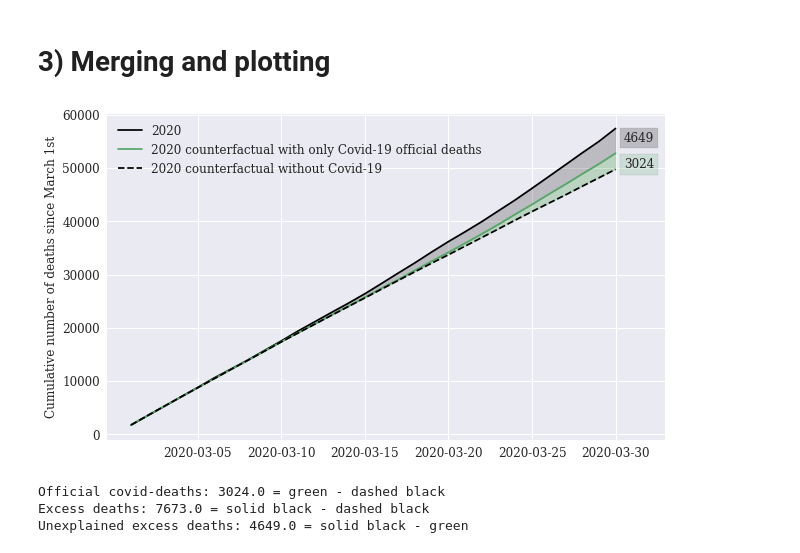
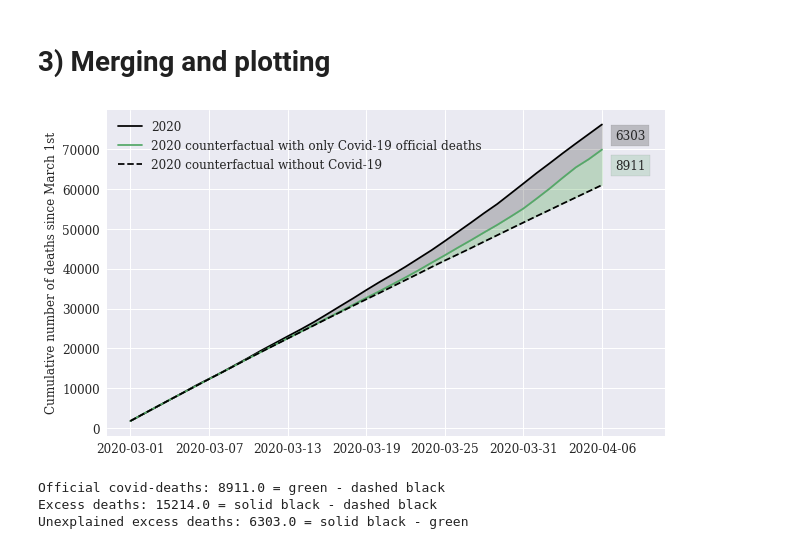
Before and after one commit to sebastianhohmann/covid19_total_death, a Jupyter notebook: france/France_counterfactual.ipynb, the cells around one changed output. Drawn from its saved outputs; the diff is of its cells as text; code cells hidden in the pictures.

```diff
--- a/france/France_counterfactual.ipynb
+++ b/france/France_counterfactual.ipynb
@@ -61,7 +62,7 @@ def process_sheet(sheet_name):
     df = df.iloc[:,[-1, 0] + list(range(1,df.shape[1]-1))]
     df = df.sort_values(by=['month', 'day']).reset_index(drop=True).copy(deep=True)
     df = df[['month', 'day'] + ['{}'.format(yr) for yr in range(2015, 2019)]]
-    df = df[df.month=='03'].reset_index(drop=True)
+    df = df[(df.month=='03') | (df.month=='04')].reset_index(drop=True)
     for yr in range(2015, 2019):
         df['{}'.format(yr)] = df['{}'.format(yr)].cumsum()
 
@@ -73,14 +74,21 @@ fe = process_sheet('FE')
 fe.columns = ['month', 'day'] + ['{}'.format(yr) for yr in range(2015, 2019)]
 # %% [markdown]
 ## 1.2) 2019-2020
+# %%
+def convert_months(month):
+
+    months = {}
+    months['avr.'] = '04'
+    months['mars'] = '03'
+
+    return months[month]
 # %%
 df = pd.read_csv('./total_deaths/total_deaths_france.csv')
-df['day'] = np.arange(1,32).astype('str')
-df['day'] = ('0' + df['day']).str[-2:]
-df['month'] = '03'
+df['day'] = df.date.str[:2]
+df['month'] = df.date.apply(lambda x: convert_months( x.strip()[-4:] ))
 del df['date']
 df = df[['month', 'day', '2019', '2020']]
-df = pd.merge(fe, df,  on=['month', 'day'], how='outer')
+df = pd.merge(fe, df,  on=['month', 'day'], how='right')
 # %%
 df = df[~pd.isnull(df['2020'])].reset_index(drop=True).copy(deep=True)
 # %% [markdown]
@@ -144,43 +152,43 @@ ax.plot(df.index,
 ax.plot(df.index,
         df['counterfactual_2020'],
         label='2020 counterfactual without Covid-19',
         color='black',
         linestyle = '--')
-ax.set_xticks(df.index[[4,9,14,19,24,29]])
+ax.set_xticks(df.index[[0,6,12,18,24,30,36]])
 ax.fill_between(df.index, df['2020'], df['counterfactual_2020_covid'], color='black', alpha='0.2')
 ax.fill_between(df.index, df['counterfactual_2020_covid'], df['counterfactual_2020'], color='green', alpha='0.2')
 
 ax.set_ylabel('Cumulative number of deaths since March 1st',size=12)
 ax.tick_params(axis='both', which='major', labelsize=12)
 
 ax.legend(loc='upper left',
           fontsize=12)
 
-plot_margin = 1.5
+plot_margin = 3
 
 x0, x1, y0, y1 = plt.axis()
 plt.axis((x0,
           x1 + plot_margin,
           y0,
           y1))
 
-plt.text(29.5, 50000, '{}'.format(int(round(df.iloc[-1, 2] - df.iloc[-1, 1]))),
+plt.text(37, 65000, '{}'.format(int(round(df.iloc[-1, 2] - df.iloc[-1, 1]))),
          bbox=dict(facecolor=palette[1], alpha=0.2), size=12)
 
 
-plt.text(29.5, 55000, '{}'.format(int(round(df.iloc[-1, 0] - df.iloc[-1, 2]))),
+plt.text(37, 72500, '{}'.format(int(round(df.iloc[-1, 0] - df.iloc[-1, 2]))),
          bbox=dict(facecolor='black', alpha=0.2), size=12)
 
 plt.show()
 
 f.savefig('_france.pdf', bbox_inches='tight', dpi=100)
 # %% [output]
-[figure, old version]
+[figure, new version]
 # %%
 print('Official covid-deaths: {} = green - dashed black'.format(round(df.iloc[-1, 2] - df.iloc[-1, 1])))
 print('Excess deaths: {} = solid black - dashed black'.format(round(df.iloc[-1, 0] - df.iloc[-1, 1])))
 print('Unexplained excess deaths: {} = solid black - green'.format(round(df.iloc[-1, 0] - df.iloc[-1, 2])))
 # %% [output]
-Official covid-deaths: 3024.0 = green - dashed black
-Excess deaths: 7673.0 = solid black - dashed black
-Unexplained excess deaths: 4649.0 = solid black - green
+Official covid-deaths: 8911.0 = green - dashed black
+Excess deaths: 15214.0 = solid black - dashed black
+Unexplained excess deaths: 6303.0 = solid black - green
```
Also changed, not shown: parts of 1 cell of this notebook, 2 other files.
